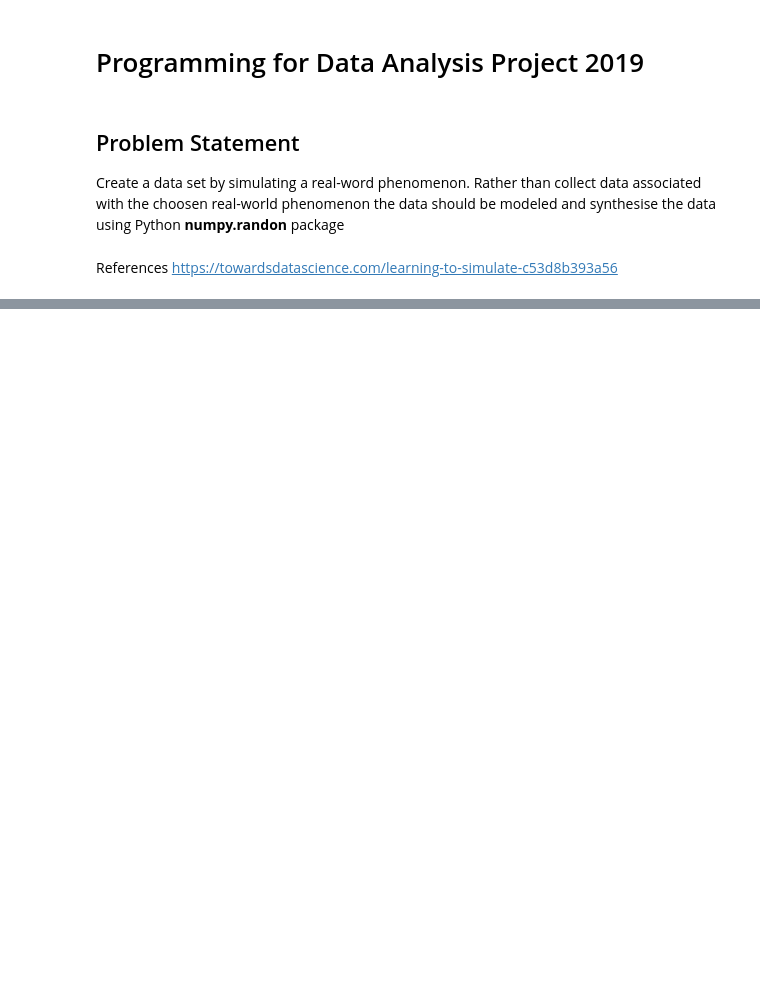
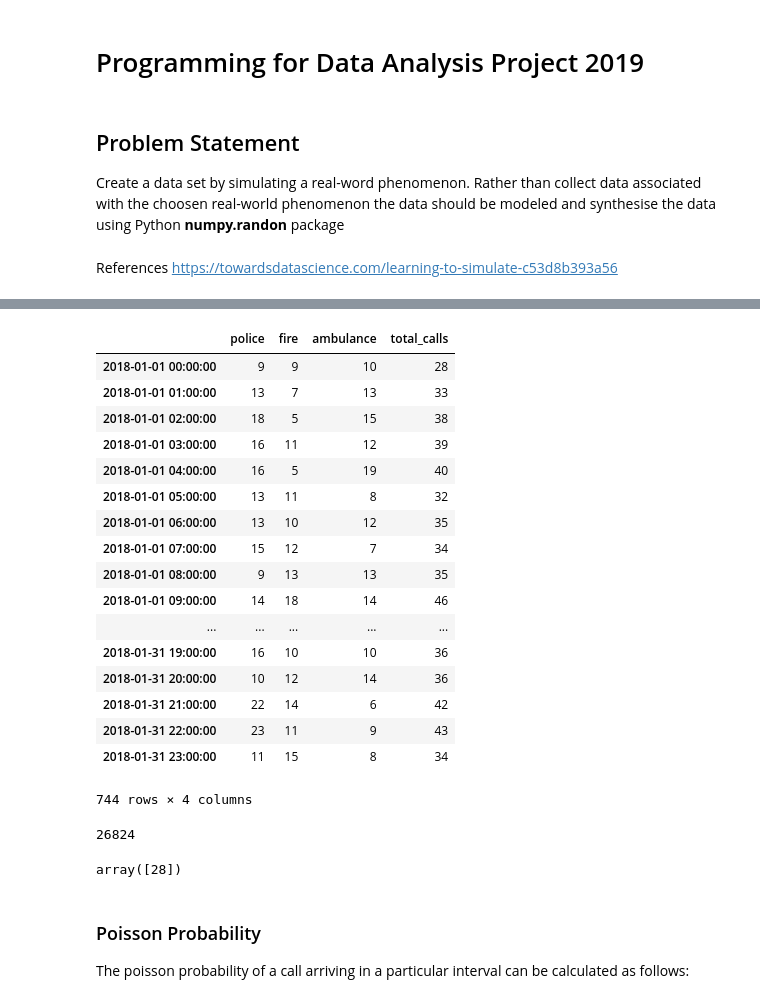
Before and after one commit to moranneil/Programming-For-Data-Analysis-Project-2019, a Jupyter notebook: Programming-For-Data-Analysis-Project-2019.ipynb, the cells around one changed output, grey strips where cells are left out. Cells and saved outputs as stored; diff of their text form; code cells hidden in the pictures; blank space fills up the shorter version.

```diff
--- a/Programming-For-Data-Analysis-Project-2019.ipynb
+++ b/Programming-For-Data-Analysis-Project-2019.ipynb
@@ -176,0 +236,33 @@ ecas
+# %%
+ecas_jan
+# %% [output]
+|  | police | fire | ambulance | total_calls |
+| 2018-01-01 00:00:00 | 9 | 9 | 10 | 28 |
+| 2018-01-01 01:00:00 | 13 | 7 | 13 | 33 |
+| 2018-01-01 02:00:00 | 18 | 5 | 15 | 38 |
+| 2018-01-01 03:00:00 | 16 | 11 | 12 | 39 |
+| 2018-01-01 04:00:00 | 16 | 5 | 19 | 40 |
+| 2018-01-01 05:00:00 | 13 | 11 | 8 | 32 |
+| 2018-01-01 06:00:00 | 13 | 10 | 12 | 35 |
+| 2018-01-01 07:00:00 | 15 | 12 | 7 | 34 |
+| 2018-01-01 08:00:00 | 9 | 13 | 13 | 35 |
+| 2018-01-01 09:00:00 | 14 | 18 | 14 | 46 |
+| ... | ... | ... | ... | ... |
+| 2018-01-31 19:00:00 | 16 | 10 | 10 | 36 |
+| 2018-01-31 20:00:00 | 10 | 12 | 14 | 36 |
+| 2018-01-31 21:00:00 | 22 | 14 | 6 | 42 |
+| 2018-01-31 22:00:00 | 23 | 11 | 9 | 43 |
+| 2018-01-31 23:00:00 | 11 | 15 | 8 | 34 |
+744 rows × 4 columns
+# %%
+ecas[ecas.index.month == 1]['total_calls'].sum()
+# %% [output]
+26824
+# %%
+ecas[ecas.index == '2018-01-01 00:00:00']['total_calls'].values
+# %% [output]
+array([28])
+# %% [markdown]
+### Poisson Probability
+
+The poisson probability of a call arriving in a particular interval can be calculated as follows:
```
Also changed, not shown: parts of 28 cells of this notebook.
